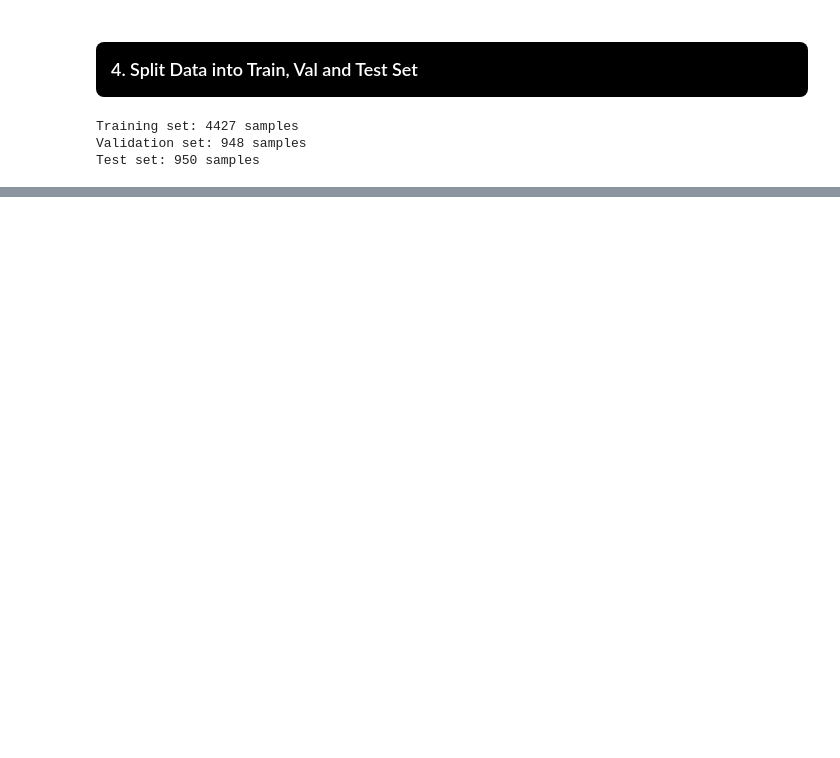
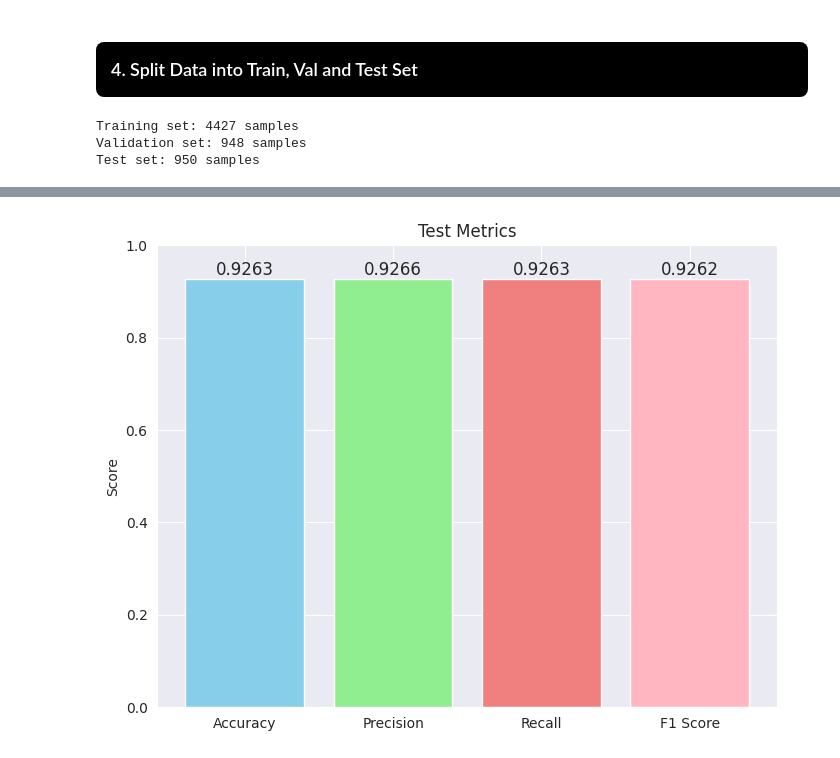
Before and after one commit to Oyebamiji-Micheal/T-Shirt-Sleeve-Classification-using-Convolutional-Neural-Network, a Jupyter notebook: t-shirt-sleeve-classification-using-cnns.ipynb, the cells around one changed output, grey strips where cells are left out. Saved outputs shown, nothing was run; the diff lists cells and outputs as text; code cells hidden in the pictures; blank space fills up the shorter version.

```diff
--- a/t-shirt-sleeve-classification-using-cnns.ipynb
+++ b/t-shirt-sleeve-classification-using-cnns.ipynb
@@ -105,0 +292,20 @@ Test set: 950 samples
+# %%
+def to_device(data, device):
+    """Move tensors to the specified device."""
+    if isinstance(data, (list, tuple)):
+        return [to_device(x, device) for x in data]
+    return data.to(device, non_blocking=True)
+# %%
+class DeviceDataLoader:
+    """Dataloader that moves batches to a specified device."""
+
+    def __init__(self, dl, device):
+        self.dl = dl
+        self.device = device
+
+    def __iter__(self):
+        for batch in self.dl:
+            yield to_device(batch, self.device)
+
+    def __len__(self):
+        return len(self.dl)
@@ -105,0 +389,5 @@ Test set: 950 samples
+# %%
+# Plot the test metrics
+plot_test_metrics(test_metrics)
+# %% [output]
+[figure, added]
```
Also changed, not shown: parts of 32 cells of this notebook.
